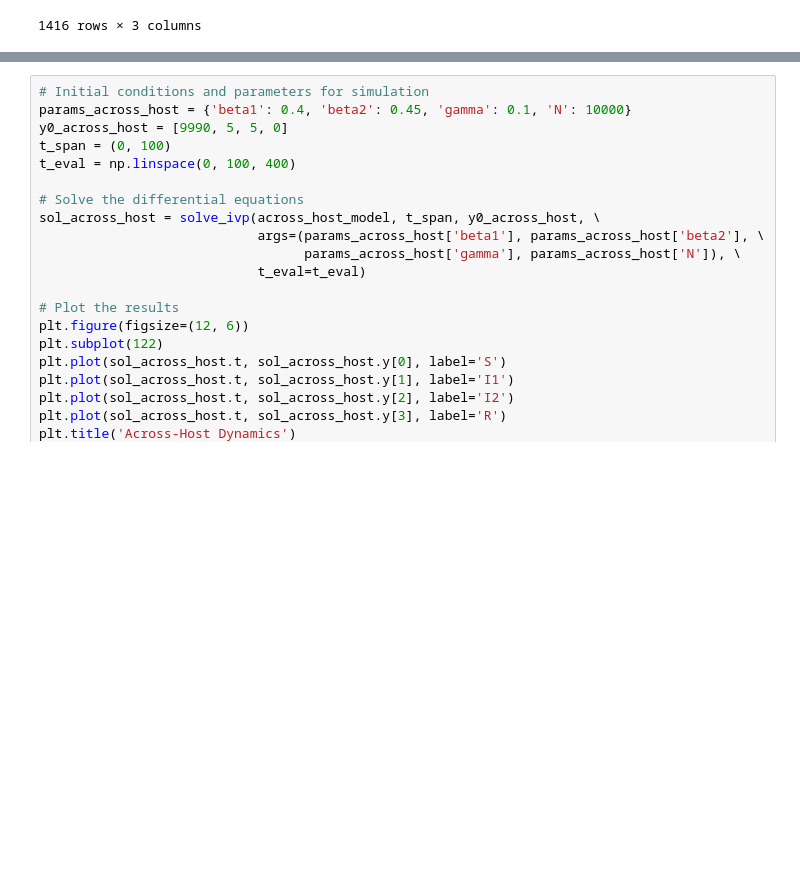
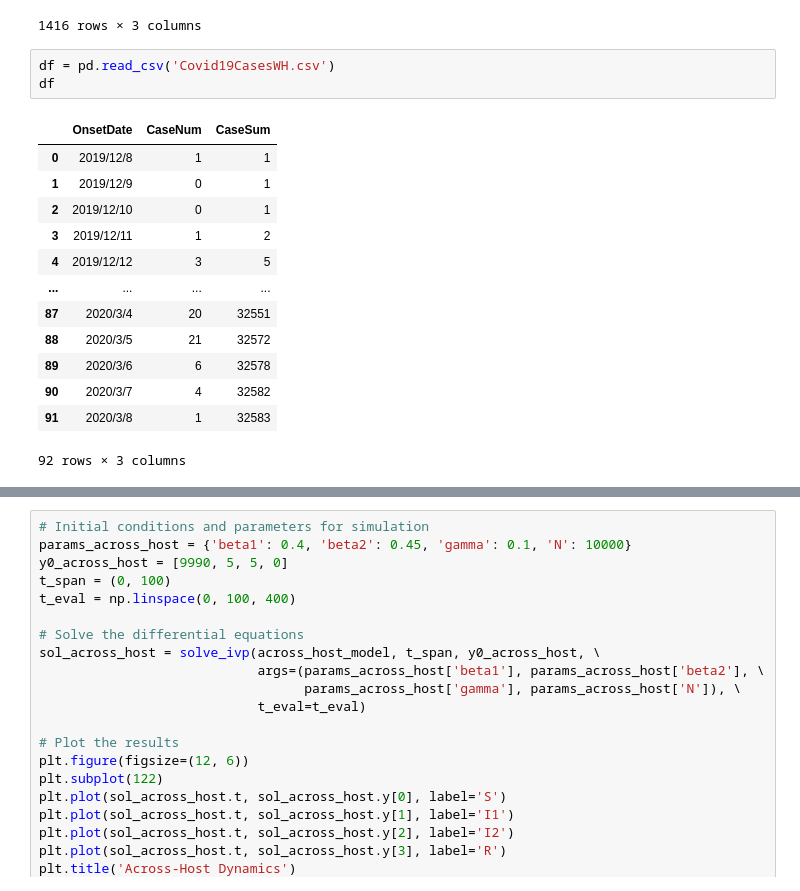
Before and after one commit to Hc1023/EvoSSS, a Jupyter notebook: 4_EvoSSS_model/EvoSIR.ipynb, the cells around one changed output, grey strips where cells are left out. Drawn from its saved outputs; the diff is of its cells as text; blank space fills up the shorter version.

```diff
--- a/4_EvoSSS_model/EvoSIR.ipynb
+++ b/4_EvoSSS_model/EvoSIR.ipynb
@@ -28,3 +33,20 @@ df
 | 1721 | 2021-11-29 | 33151 | Lineage B |
 | 1722 | 2021-11-30 | 26110 | Lineage B |
 1416 rows × 3 columns
+# %%
+df = pd.read_csv('Covid19CasesWH.csv')
+df
+# %% [output]
+|  | OnsetDate | CaseNum | CaseSum |
+| 0 | 2019/12/8 | 1 | 1 |
+| 1 | 2019/12/9 | 0 | 1 |
+| 2 | 2019/12/10 | 0 | 1 |
+| 3 | 2019/12/11 | 1 | 2 |
+| 4 | 2019/12/12 | 3 | 5 |
+| ... | ... | ... | ... |
+| 87 | 2020/3/4 | 20 | 32551 |
+| 88 | 2020/3/5 | 21 | 32572 |
+| 89 | 2020/3/6 | 6 | 32578 |
+| 90 | 2020/3/7 | 4 | 32582 |
+| 91 | 2020/3/8 | 1 | 32583 |
+92 rows × 3 columns
```
Also changed, not shown: parts of 13 cells of this notebook, 2 other files.
